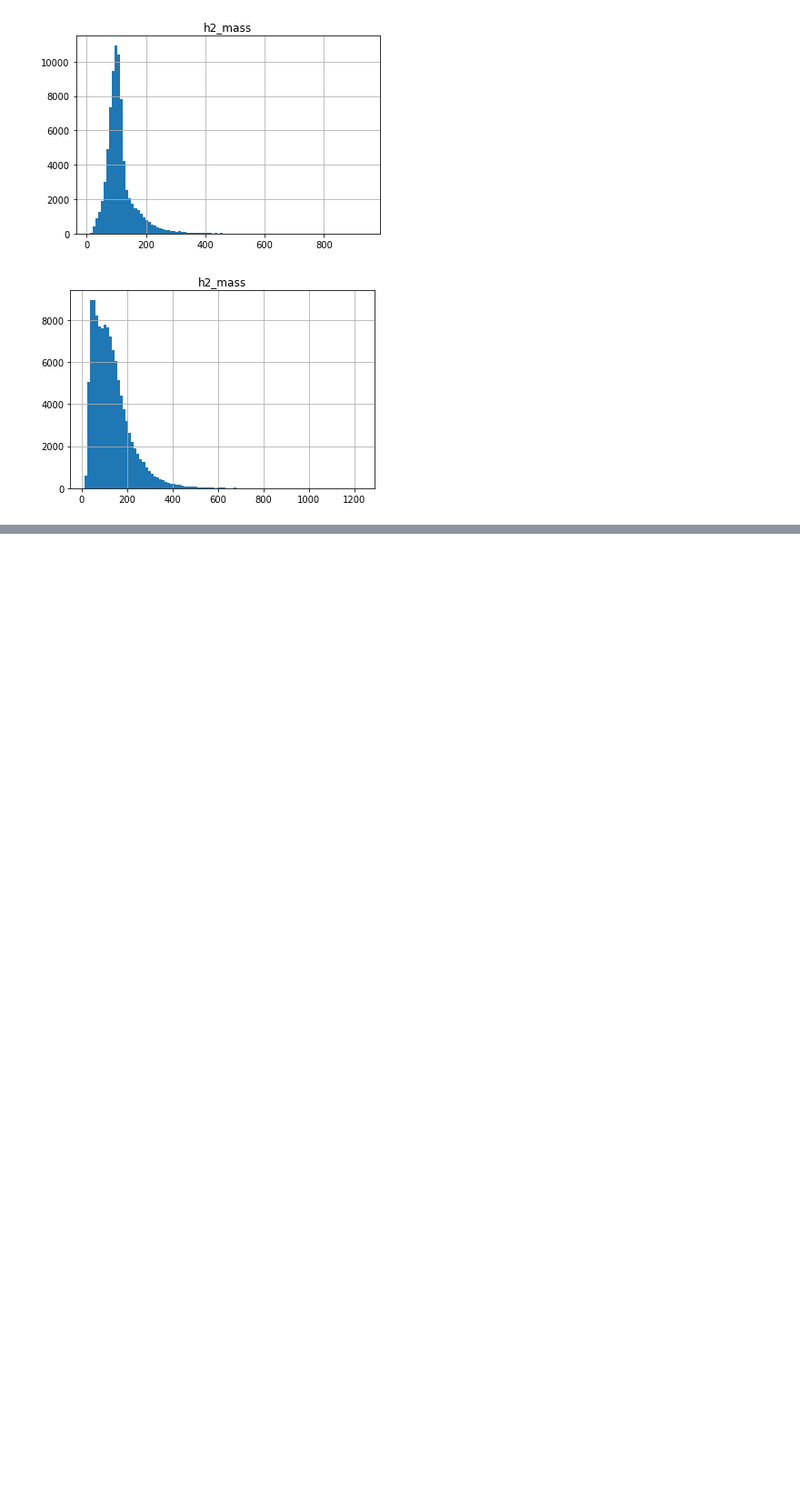
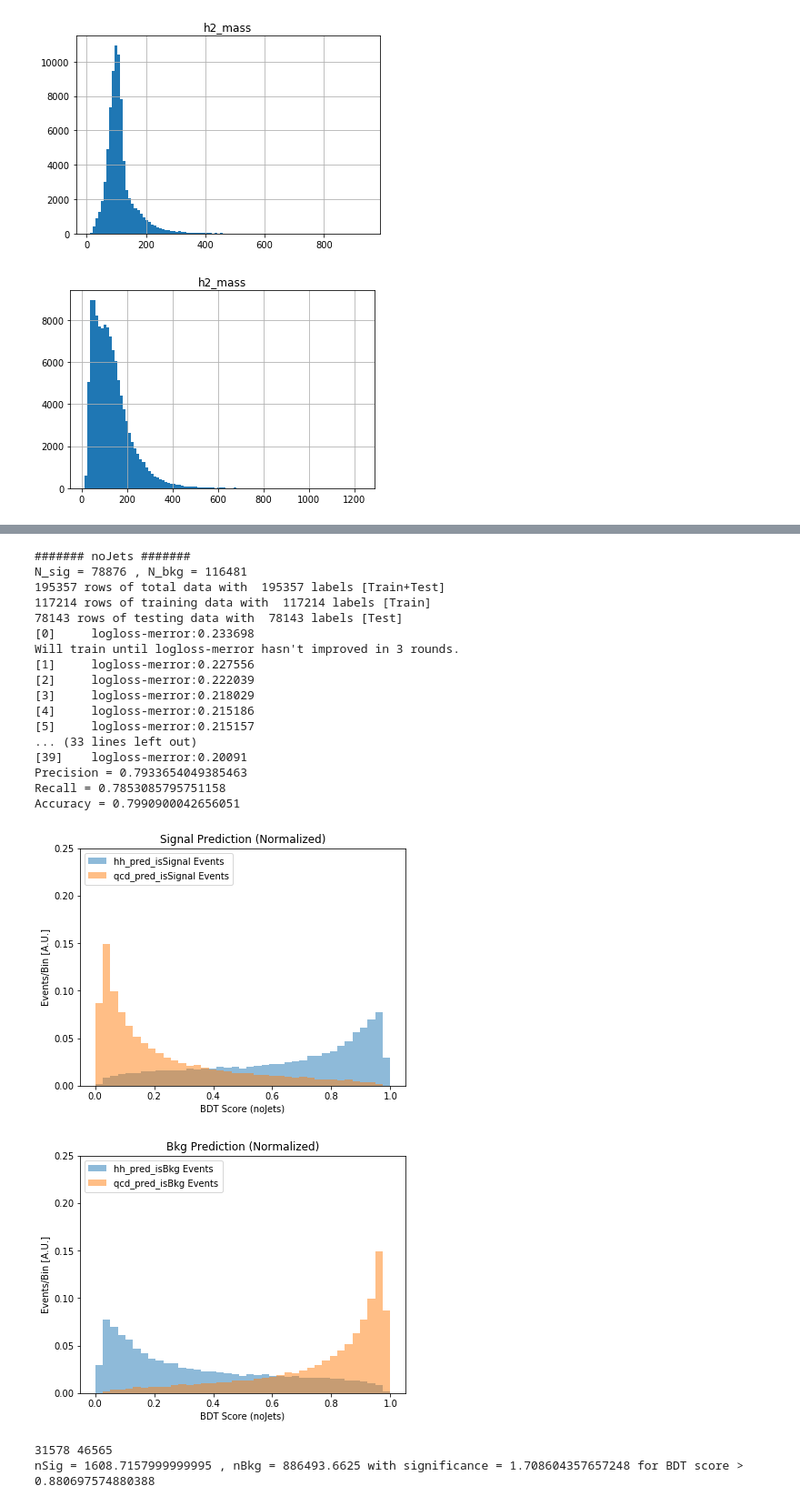
Before and after one commit to neu-physics/dihiggsMLProject, a Jupyter notebook: BoostedDecisionTree/xgboost_sandbox.ipynb, the cells around one changed output, grey strips where cells are left out. Shown at 91% size. Saved outputs shown, nothing was run; the diff lists cells and outputs as text; code cells hidden in the pictures; blank space fills up the shorter version.

```diff
--- a/BoostedDecisionTree/xgboost_sandbox.ipynb
+++ b/BoostedDecisionTree/xgboost_sandbox.ipynb
@@ -360,0 +340,25 @@ variables_noJets
+# %%
+testingFraction = 0.4
+model_noJets_frac40 = makeDatasetsAndTrainModel( 'noJets', variables_noJets, testingFraction, hh_raw.copy(), qcd_raw.copy(), _makePlots=True )
+# %% [output]
+####### noJets #######
+N_sig = 78876 , N_bkg = 116481
+195357 rows of total data with  195357 labels [Train+Test]
+117214 rows of training data with  117214 labels [Train]
+78143 rows of testing data with  78143 labels [Test]
+[0]     logloss-merror:0.233698
+Will train until logloss-merror hasn't improved in 3 rounds.
+[1]     logloss-merror:0.227556
+[2]     logloss-merror:0.222039
+[3]     logloss-merror:0.218029
+[4]     logloss-merror:0.215186
+[5]     logloss-merror:0.215157
+... (33 lines left out)
+[39]    logloss-merror:0.20091
+Precision = 0.7933654049385463
+Recall = 0.7853085795751158
+Accuracy = 0.7990900042656051
+[figure, added]
+[figure, added]
+31578 46565
+nSig = 1608.7157999999995 , nBkg = 886493.6625 with significance = 1.708604357657248 for BDT score > 0.880697574880388
```
Also changed, not shown: parts of 20 cells of this notebook, 5 other files.
